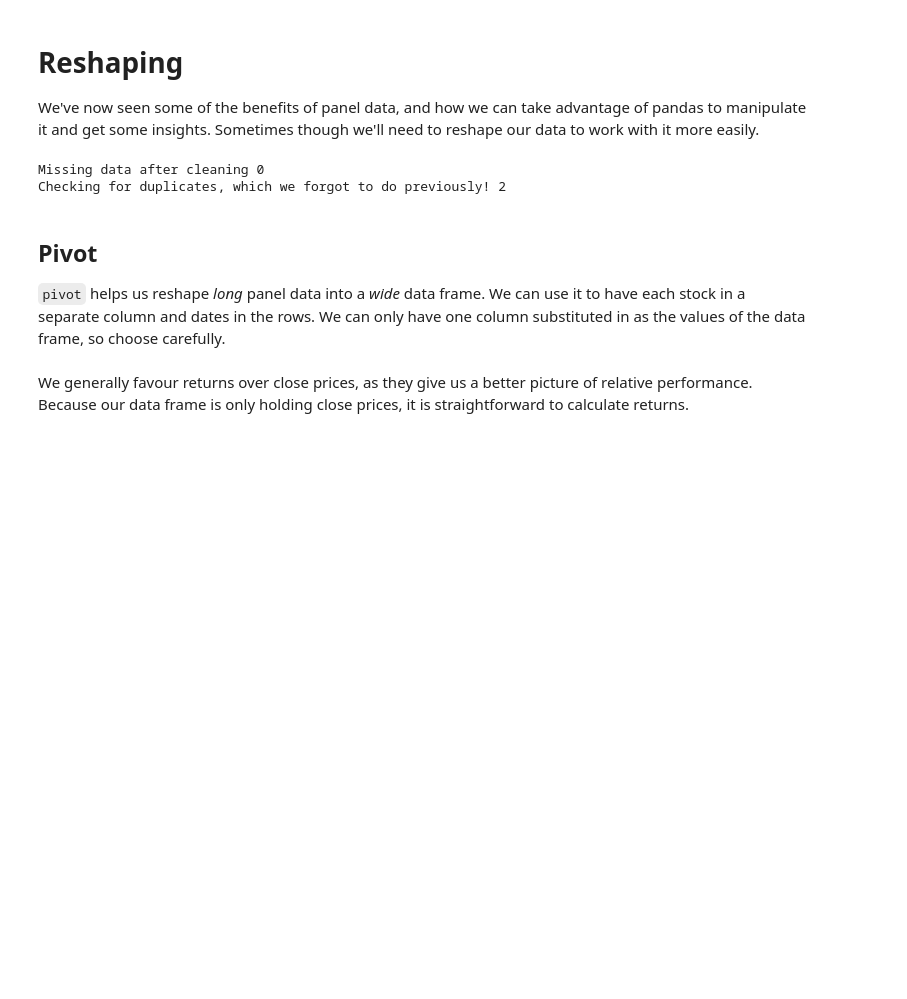
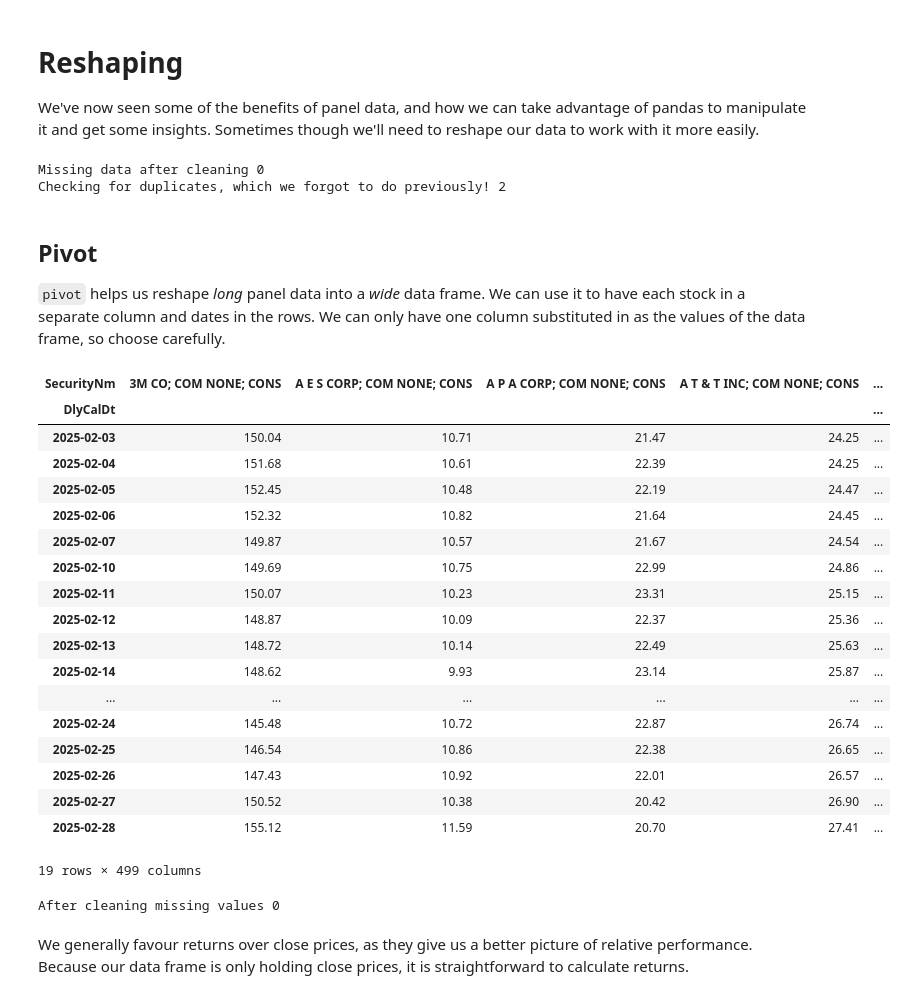
Before and after one commit to Imperial-Business-School/python-for-finance-YvonneGuo0630, a Jupyter notebook: 07. Reshaping.ipynb, the cells around one changed output. Saved outputs shown, nothing was run; the diff lists cells and outputs as text; code cells hidden in the pictures; blank space fills up the shorter version.

```diff
--- a/07. Reshaping.ipynb
+++ b/07. Reshaping.ipynb
@@ -28,5 +28,46 @@ Checking for duplicates, which we forgot to do previously! 2
 ## Pivot
 
 `pivot` helps us reshape *long* panel data into a *wide* data frame. We can use it to have each stock in a separate column and dates in the rows. We can only have one column substituted in as the values of the data frame, so choose carefully.
+# %%
+df.shape
+pivot_df = df.pivot(index="DlyCalDt", columns='SecurityNm', values='DlyClose')
+
+pivot_df.loc["2025-02"]
+# %% [output]
+| SecurityNm | 3M CO; COM NONE; CONS | A E S CORP; COM NONE; CONS | A P A CORP; COM NONE; CONS | A T & T INC; COM NONE; CONS | ... |
+| DlyCalDt |  |  |  |  | ... |
+| 2025-02-03 | 150.04 | 10.71 | 21.47 | 24.25 | ... |
+| 2025-02-04 | 151.68 | 10.61 | 22.39 | 24.25 | ... |
+| 2025-02-05 | 152.45 | 10.48 | 22.19 | 24.47 | ... |
+| 2025-02-06 | 152.32 | 10.82 | 21.64 | 24.45 | ... |
+| 2025-02-07 | 149.87 | 10.57 | 21.67 | 24.54 | ... |
+| 2025-02-10 | 149.69 | 10.75 | 22.99 | 24.86 | ... |
+| 2025-02-11 | 150.07 | 10.23 | 23.31 | 25.15 | ... |
+| 2025-02-12 | 148.87 | 10.09 | 22.37 | 25.36 | ... |
+| 2025-02-13 | 148.72 | 10.14 | 22.49 | 25.63 | ... |
+| 2025-02-14 | 148.62 | 9.93 | 23.14 | 25.87 | ... |
+| ... | ... | ... | ... | ... | ... |
+| 2025-02-24 | 145.48 | 10.72 | 22.87 | 26.74 | ... |
+| 2025-02-25 | 146.54 | 10.86 | 22.38 | 26.65 | ... |
+| 2025-02-26 | 147.43 | 10.92 | 22.01 | 26.57 | ... |
+| 2025-02-27 | 150.52 | 10.38 | 20.42 | 26.90 | ... |
+| 2025-02-28 | 155.12 | 11.59 | 20.70 | 27.41 | ... |
+19 rows × 499 columns
+# %%
+pivot_df.isnull().sum().sum()
+
+missing = pivot_df.isnull().sum()
+missing[missing > 0]
+
+pivot_df["MCCORMICK & CO INC; COM V; CONS"] = pivot_df["MCCORMICK & CO INC; COM V; CONS"].ffill()
+
+missing = pivot_df.isnull().sum()
+to_drop = missing[missing > 0].index
+
+pivot_df = pivot_df.drop(columns=to_drop)
+
+print("After cleaning missing values", pivot_df.isnull().sum().sum())
+# %% [output]
+After cleaning missing values 0
 # %% [markdown]
 We generally favour returns over close prices, as they give us a better picture of relative performance. Because our data frame is only holding close prices, it is straightforward to calculate returns.
```
Also changed, not shown: parts of 5 cells of this notebook, 16 other files.
